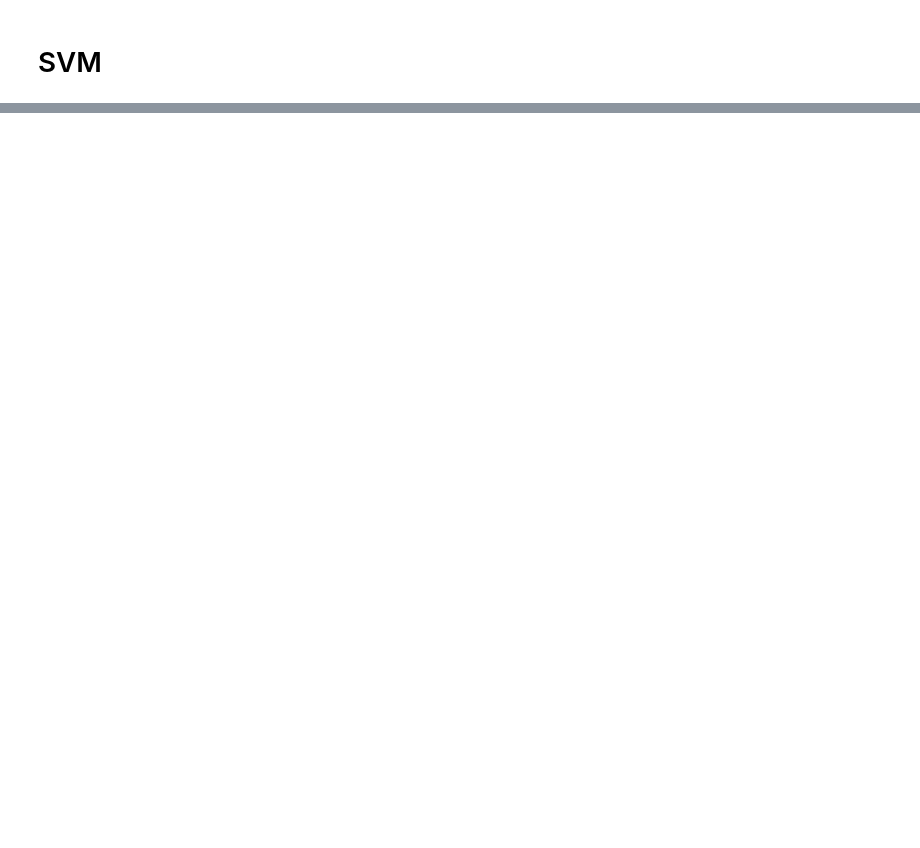
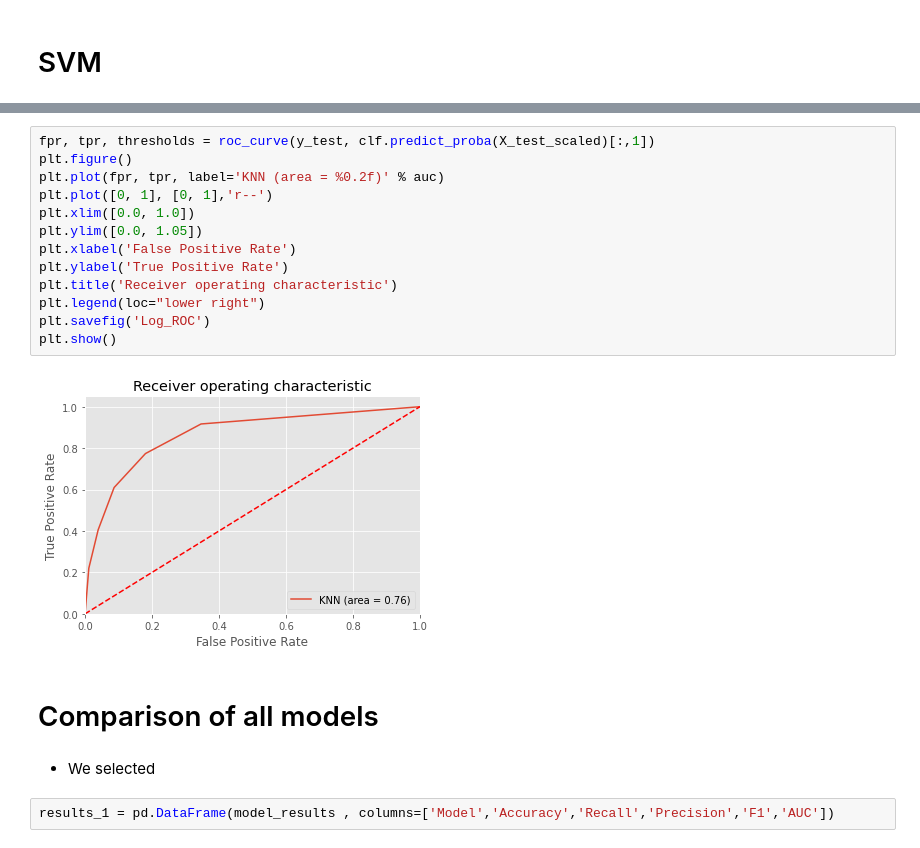
Before and after one commit to lauraah10/MachineLearning_Projects, a Jupyter notebook: DN_LA_Lab2_DS7331.ipynb, the cells around one changed output, grey strips where cells are left out. Drawn from its saved outputs; the diff is of its cells as text; blank space fills up the shorter version.

```diff
--- a/DN_LA_Lab2_DS7331.ipynb
+++ b/DN_LA_Lab2_DS7331.ipynb
@@ -821,0 +767,21 @@ We are Naybe baives was able to capture 78% of those that earn >50k unlike rando
+# %%
+fpr, tpr, thresholds = roc_curve(y_test, clf.predict_proba(X_test_scaled)[:,1])
+plt.figure()
+plt.plot(fpr, tpr, label='KNN (area = %0.2f)' % auc)
+plt.plot([0, 1], [0, 1],'r--')
+plt.xlim([0.0, 1.0])
+plt.ylim([0.0, 1.05])
+plt.xlabel('False Positive Rate')
+plt.ylabel('True Positive Rate')
+plt.title('Receiver operating characteristic')
+plt.legend(loc="lower right")
+plt.savefig('Log_ROC')
+plt.show()
+# %% [output]
+[figure, added]
+# %% [markdown]
+# Comparison of all models
+# %% [markdown]
++ We selected
+# %%
+results_1 = pd.DataFrame(model_results , columns=['Model','Accuracy','Recall','Precision','F1','AUC'])
```
Also changed, not shown: parts of 102 cells of this notebook.
